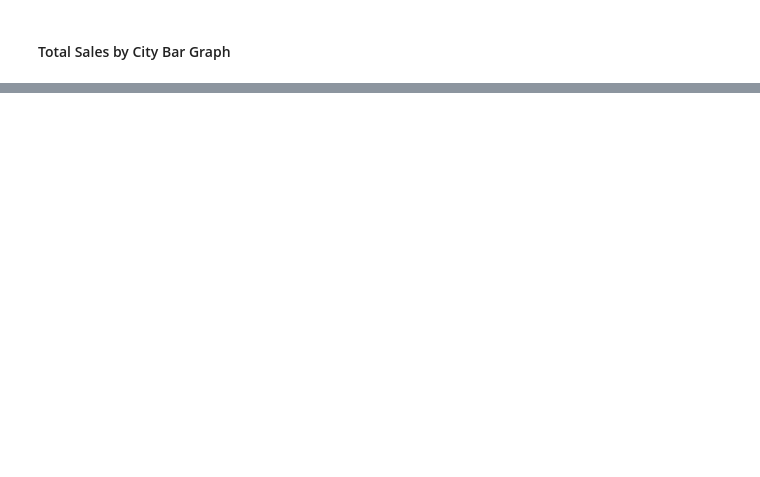
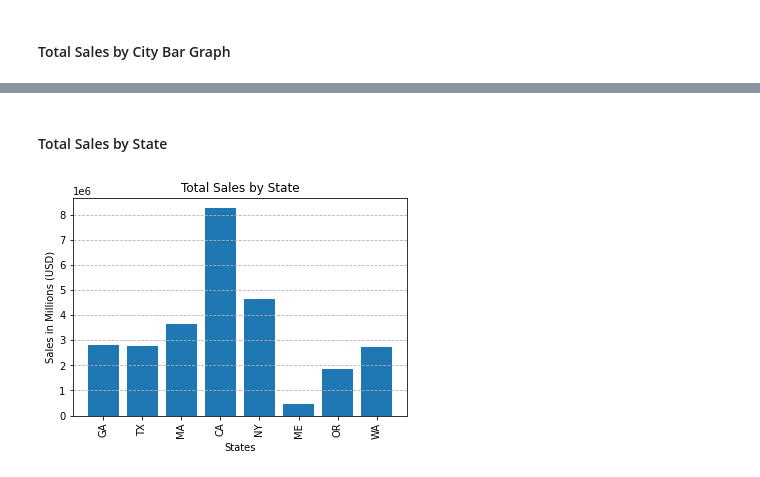
Before and after one commit to ogog1/Sales-Data-Analysis, a Jupyter notebook: analysis.ipynb, the cells around one changed output, grey strips where cells are left out. Drawn from its saved outputs; the diff is of its cells as text; code cells hidden in the pictures; blank space fills up the shorter version.

```diff
--- a/analysis.ipynb
+++ b/analysis.ipynb
@@ -109,0 +111,13 @@ plt.show()
+# %% [markdown]
+#### Total Sales by State
+# %%
+plt.bar(city_totals_df['Purchase State'],city_totals_df['Total Sales'])
+
+plt.title('Total Sales by State')
+plt.xlabel('States')
+plt.ylabel('Sales in Millions (USD)')
+plt.xticks(rotation=90)
+plt.grid(axis='y', linestyle='--')
+plt.show()
+# %% [output]
+[figure, added]
```
Also changed, not shown: parts of 3 cells of this notebook.
